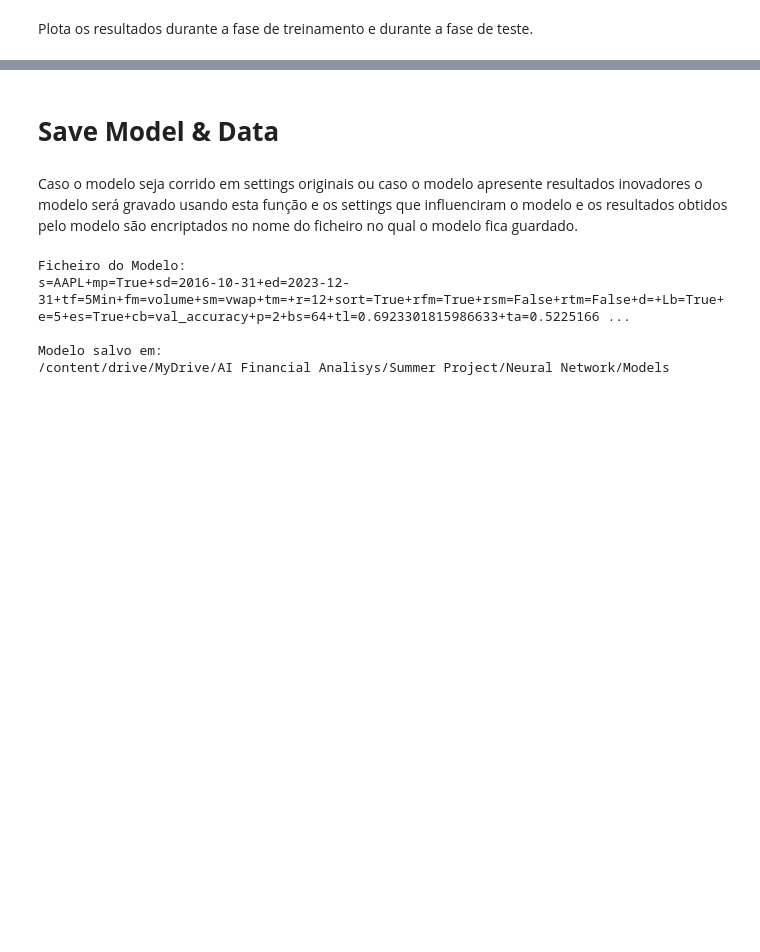
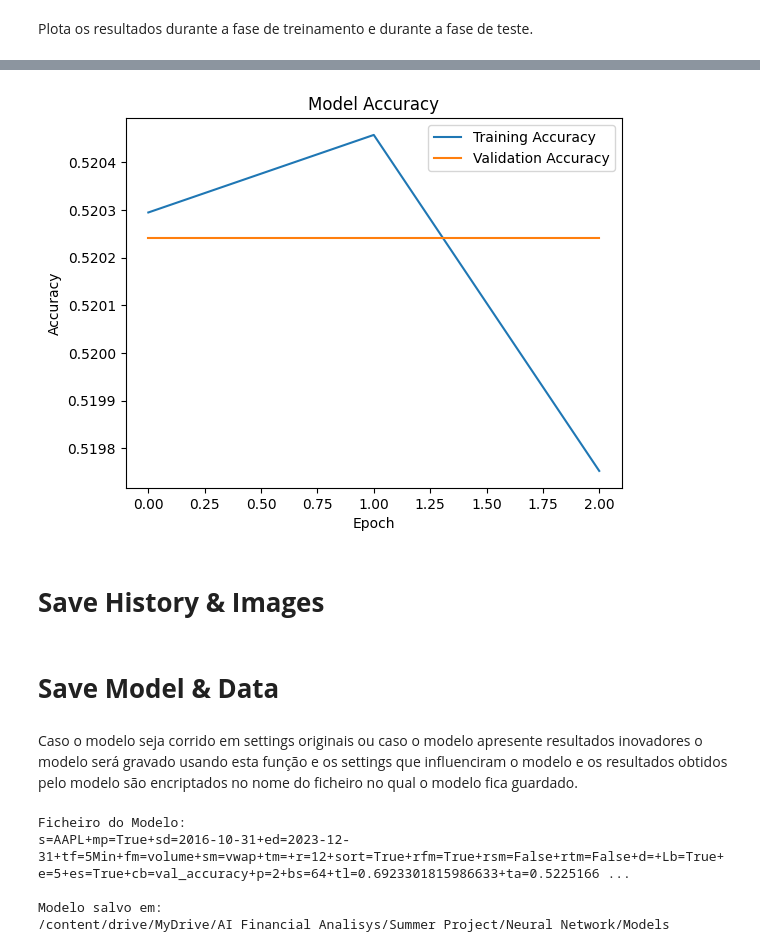
Before and after one commit to guilhermegranchopro/Prometheus, a Jupyter notebook: Simons/backend/Simons.ipynb, the cells around one changed output, grey strips where cells are left out. Cells and saved outputs as stored; diff of their text form; code cells hidden in the pictures; blank space fills up the shorter version.

```diff
--- a/Simons/backend/Simons.ipynb
+++ b/Simons/backend/Simons.ipynb
@@ -721,0 +725,10 @@ def graphics_analysis(history):
+# %%
+def plot_accuracy(history):
+    fig, ax = plt.subplots()
+    ax.plot(history.history["accuracy"], label="Training Accuracy")
+    ax.plot(history.history["val_accuracy"], label="Validation Accuracy")
+    ax.set_title("Model Accuracy")
+    ax.set_xlabel("Epoch")
+    ax.set_ylabel("Accuracy")
+    ax.legend()
+    return fig
@@ -926,3 +958,9 @@ graphics_analysis(history)
+# %%
+fig_accuracy = plot_accuracy(history)
+# %% [output]
+[figure, added]
+# %% [markdown]
+# **Save History & Images**
 # %% [markdown]
 # **Save Model & Data**
 # %% [markdown]
```
Also changed, not shown: parts of 18 cells of this notebook.
